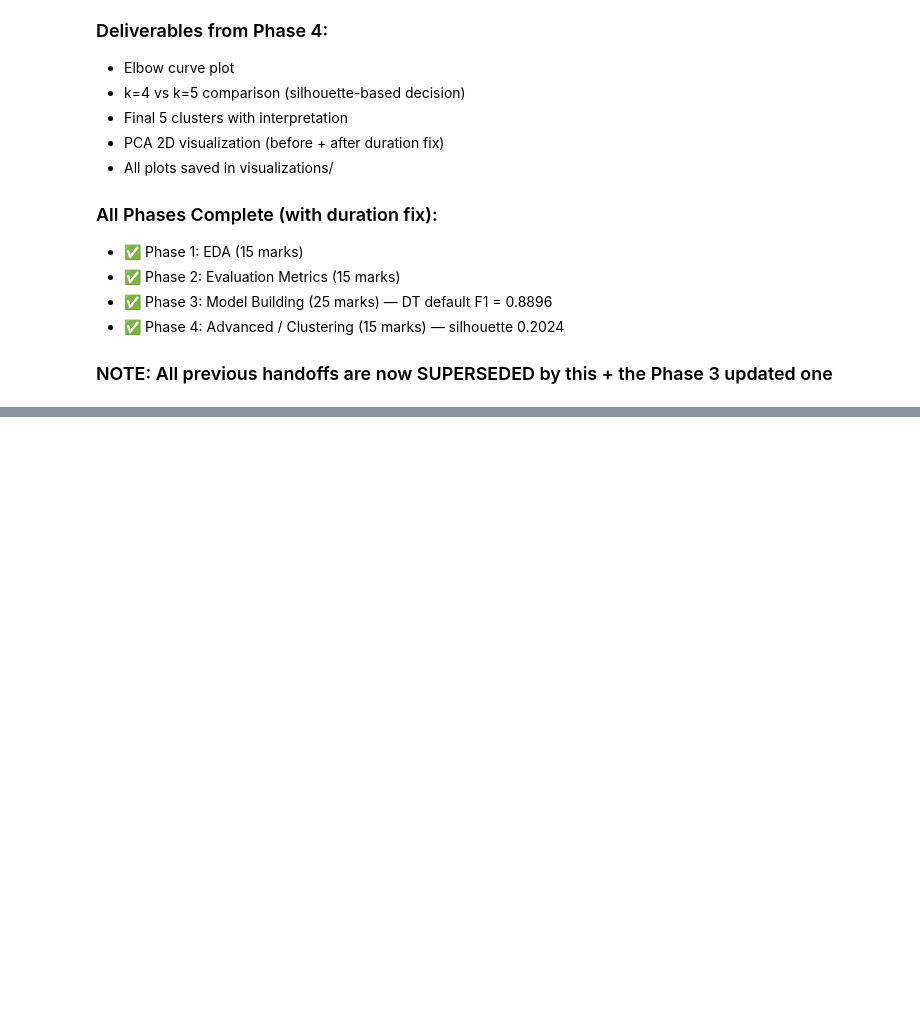
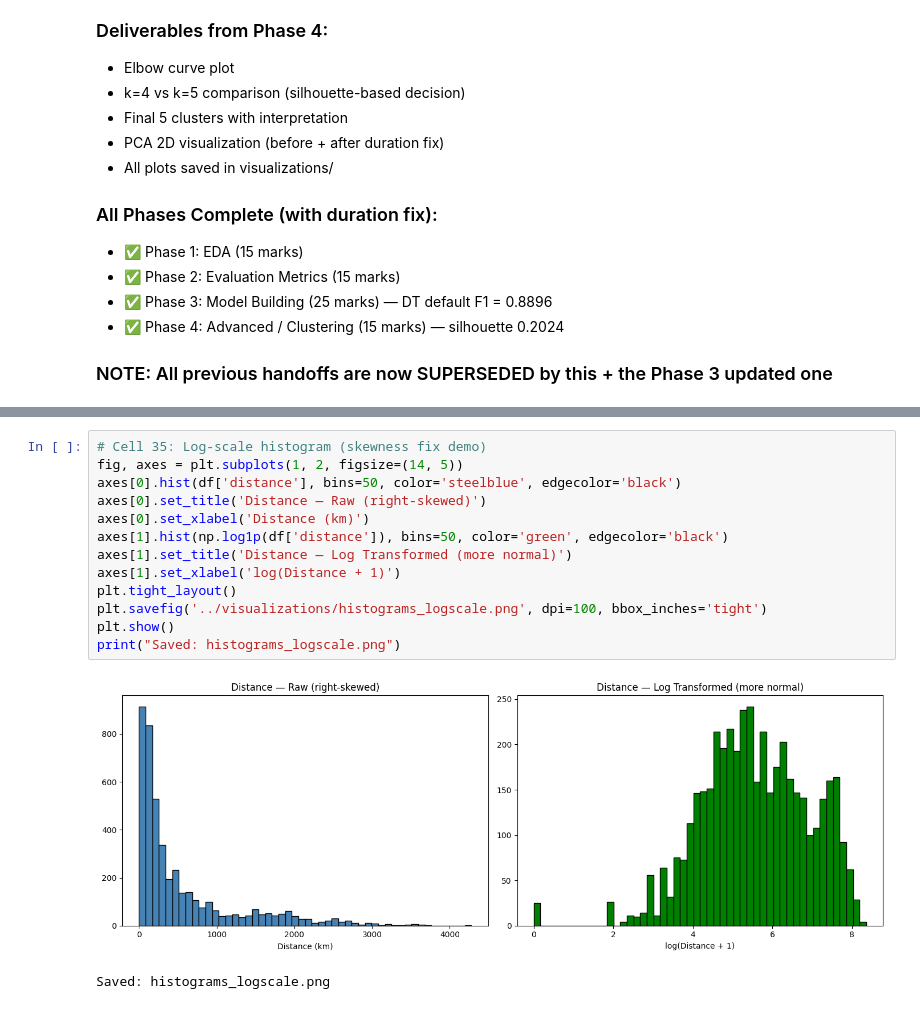
Before and after one commit to rajputpri/Indian-Railway-Train, a Jupyter notebook: notebooks/main_notebook.ipynb, the cells around one changed output, grey strips where cells are left out. Saved outputs shown, nothing was run; the diff lists cells and outputs as text; blank space fills up the shorter version.

```diff
--- a/notebooks/main_notebook.ipynb
+++ b/notebooks/main_notebook.ipynb
@@ -2331,0 +2456,16 @@ Unsupervised clustering with K-Means + cluster interpretation
+# %%
+# Cell 35: Log-scale histogram (skewness fix demo)
+fig, axes = plt.subplots(1, 2, figsize=(14, 5))
+axes[0].hist(df['distance'], bins=50, color='steelblue', edgecolor='black')
+axes[0].set_title('Distance — Raw (right-skewed)')
+axes[0].set_xlabel('Distance (km)')
+axes[1].hist(np.log1p(df['distance']), bins=50, color='green', edgecolor='black')
+axes[1].set_title('Distance — Log Transformed (more normal)')
+axes[1].set_xlabel('log(Distance + 1)')
+plt.tight_layout()
+plt.savefig('../visualizations/histograms_logscale.png', dpi=100, bbox_inches='tight')
+plt.show()
+print("Saved: histograms_logscale.png")
+# %% [output]
+[figure, added]
+Saved: histograms_logscale.png
```
Also changed, not shown: parts of 6 cells of this notebook, 6 other files.
